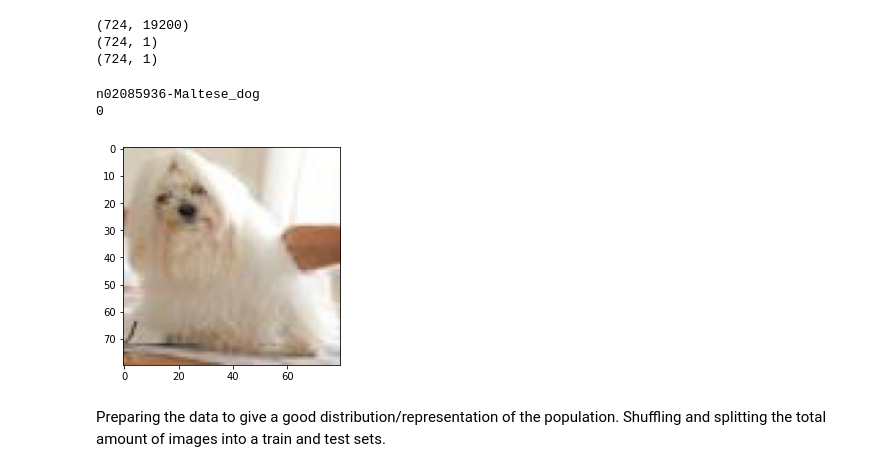
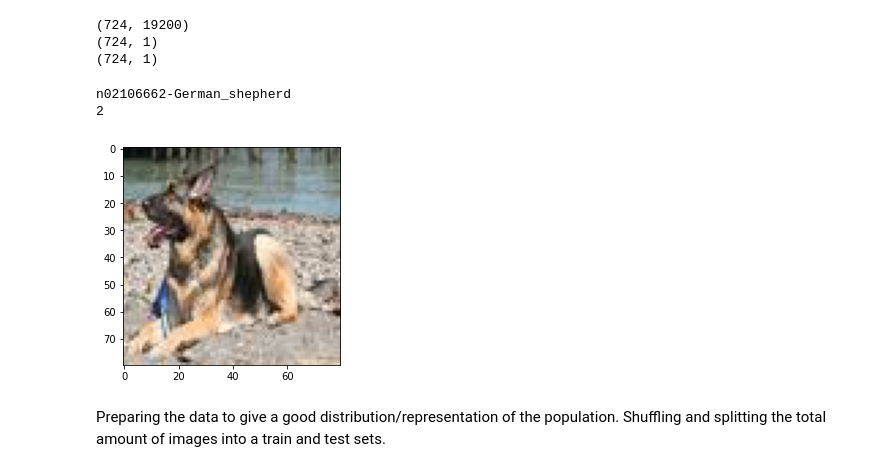
Before and after one commit to RubenOrihuela/Dog_breeds_perceptron_multiclass_classification, a Jupyter notebook: Multiclass_classification.ipynb, the cells around one changed output. Drawn from its saved outputs; the diff is of its cells as text; code cells hidden in the pictures.

```diff
--- a/Multiclass_classification.ipynb
+++ b/Multiclass_classification.ipynb
@@ -97,7 +135,2 @@ for breed in os.listdir(global_path + 'data/'):
 # %% [markdown]
 Check and print information about the number of breeds and images we will be working with.
-# %%
-breed_list = os.listdir(global_path + 'data')
-num_classes = len(breed_list)
-print("{} breeds".format(num_classes))
-print(breed_list)
@@ -107,7 +137,7 @@ print(breed_list)
 # %%
 n_total_images = 0
 for breed in breed_list:
-    n_total_images += len(os.listdir(global_path + 'data/{}'.format(breed)))
+    n_total_images += len(os.listdir(os.path.join(data_path, f'{breed}')))
 print(n_total_images)
 # %% [output]
 724
@@ -115,10 +145,8 @@ print(n_total_images)
 Showing some images for the classified breeds along with its label
 # %%
 label_maps = {}
-label_maps_rev = {}
-for i, v in enumerate(breed_list):
-    label_maps.update({v: i})
-    label_maps_rev.update({i : v})
+for w, j in enumerate(breed_list):
+    label_maps.update({j: w})
 # %%
 def show_dir_images(breed, n_to_show):
     plt.figure(figsize=(16,16))
@@ -142,15 +170,12 @@ Generate the Matrix with the input data it will consist on a Matrix of:
 - "X" rows: where "X" is the image pixels unrolled by its height and width and number of channels (RGB)
 - "Y" columns: where "Y" is the number of images
 # %%
-num_px = 80
 matrix = []
 labels = []
 targets = []
 for i, breed in enumerate(os.listdir(global_path + 'data/')):
-    if not breed.startswith('.'):
         for file in os.listdir(global_path + 'Annotation/{}'.format(breed)):
-            if not file.startswith('.'):
-                img = imread(global_path + 'data/{}/{}.jpg'.format(breed, file))
+                img = imread(os.path.join(data_path, f'{breed}', f'{file}.jpg'))
                 reshaped_img = np.reshape(img, [num_px*num_px*3, 1])
                 matrix.append(reshaped_img)
                 labels.append(breed)
@@ -167,14 +192,14 @@ print(targets.shape)
 (724, 1)
 (724, 1)
 # %%
-i = 100
+i = 600
 plt.imshow(np.reshape(X_mat[i, :], [num_px, num_px, 3]))
 print(labels[i, 0])
 print(targets[i, 0])
 # %% [output]
-n02085936-Maltese_dog
-0
+n02106662-German_shepherd
+2
-[figure, old version]
+[figure, new version]
 # %% [markdown]
 Preparing the data to give a good distribution/representation of the population. Shuffling and splitting the total amount of images into a train and test sets.
 # %%
```
Also changed, not shown: parts of 44 cells of this notebook.
